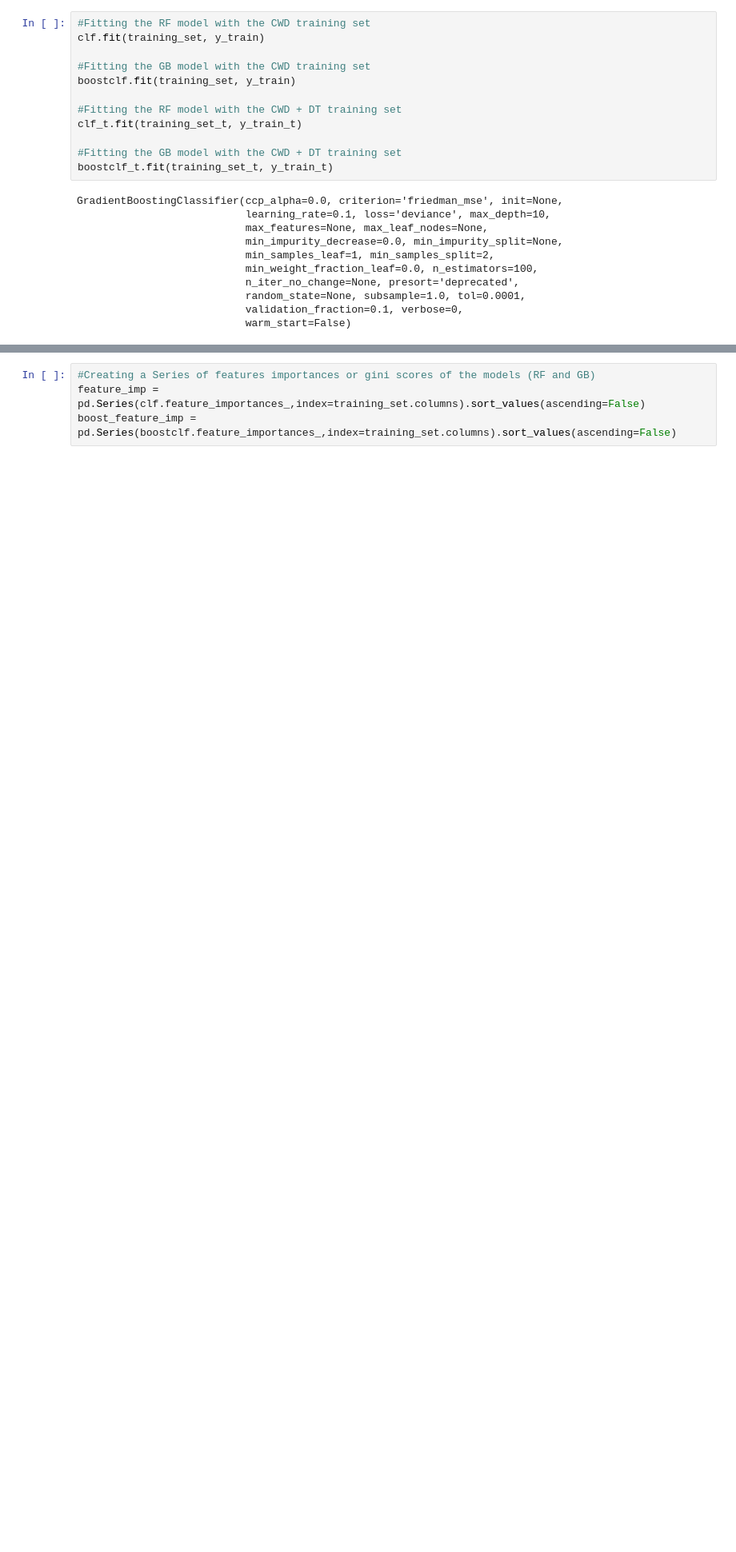
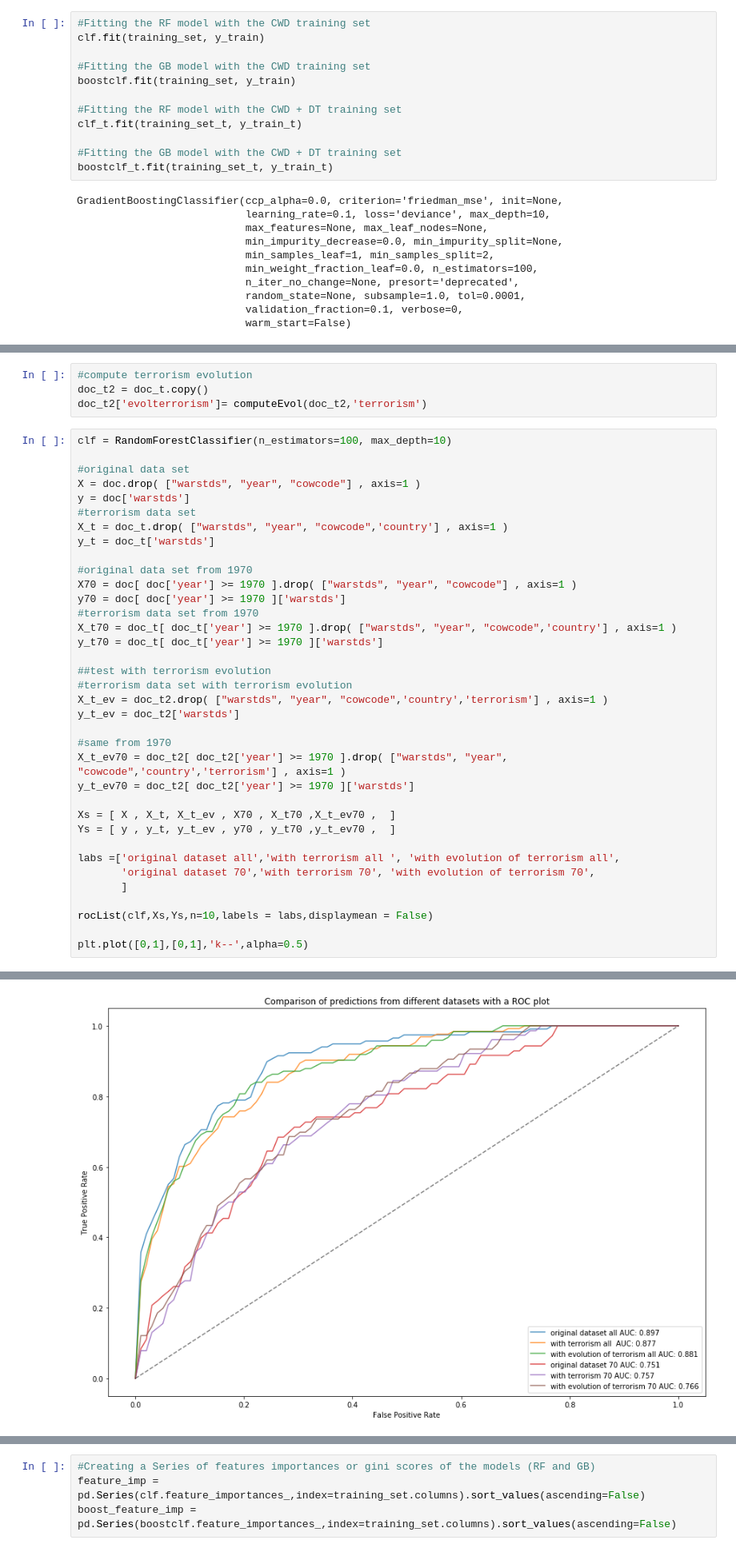
Before and after one commit to epfl-ada/ada-2020-project-milestone-p3-p3_adaconda, a Jupyter notebook: P4 Merge.ipynb, the cells around one changed output, grey strips where cells are left out. Shown at 80% size. Drawn from its saved outputs; the diff is of its cells as text; blank space fills up the shorter version.

```diff
--- a/P4 Merge.ipynb
+++ b/P4 Merge.ipynb
@@ -311,0 +314,41 @@ GradientBoostingClassifier(ccp_alpha=0.0, criterion='friedman_mse', init=None,
+# %%
+#compute terrorism evolution
+doc_t2 = doc_t.copy()
+doc_t2['evolterrorism']= computeEvol(doc_t2,'terrorism')
+# %%
+clf = RandomForestClassifier(n_estimators=100, max_depth=10)
+
+#original data set
+X = doc.drop( ["warstds", "year", "cowcode"] , axis=1 )
+y = doc['warstds']
+#terrorism data set
+X_t = doc_t.drop( ["warstds", "year", "cowcode",'country'] , axis=1 )
+y_t = doc_t['warstds']
+
+#original data set from 1970
+X70 = doc[ doc['year'] >= 1970 ].drop( ["warstds", "year", "cowcode"] , axis=1 )
+y70 = doc[ doc['year'] >= 1970 ]['warstds']
+#terrorism data set from 1970
+X_t70 = doc_t[ doc_t['year'] >= 1970 ].drop( ["warstds", "year", "cowcode",'country'] , axis=1 )
+y_t70 = doc_t[ doc_t['year'] >= 1970 ]['warstds']
+
+##test with terrorism evolution
+#terrorism data set with terrorism evolution
+X_t_ev = doc_t2.drop( ["warstds", "year", "cowcode",'country','terrorism'] , axis=1 )
+y_t_ev = doc_t2['warstds']
+
+#same from 1970
+X_t_ev70 = doc_t2[ doc_t2['year'] >= 1970 ].drop( ["warstds", "year", "cowcode",'country','terrorism'] , axis=1 )
+y_t_ev70 = doc_t2[ doc_t2['year'] >= 1970 ]['warstds']
+
+Xs = [ X , X_t, X_t_ev , X70 , X_t70 ,X_t_ev70 ,  ]
+Ys = [ y , y_t, y_t_ev , y70 , y_t70 ,y_t_ev70 ,  ]
+
+labs =['original dataset all','with terrorism all ', 'with evolution of terrorism all',
+       'original dataset 70','with terrorism 70', 'with evolution of terrorism 70',
+       ]
+
+rocList(clf,Xs,Ys,n=10,labels = labs,displaymean = False)
+
+plt.plot([0,1],[0,1],'k--',alpha=0.5)
+# %% [output]
@@ -311,0 +356 @@ GradientBoostingClassifier(ccp_alpha=0.0, criterion='friedman_mse', init=None,
+[figure, added]
```
Also changed, not shown: parts of 5 cells of this notebook.
